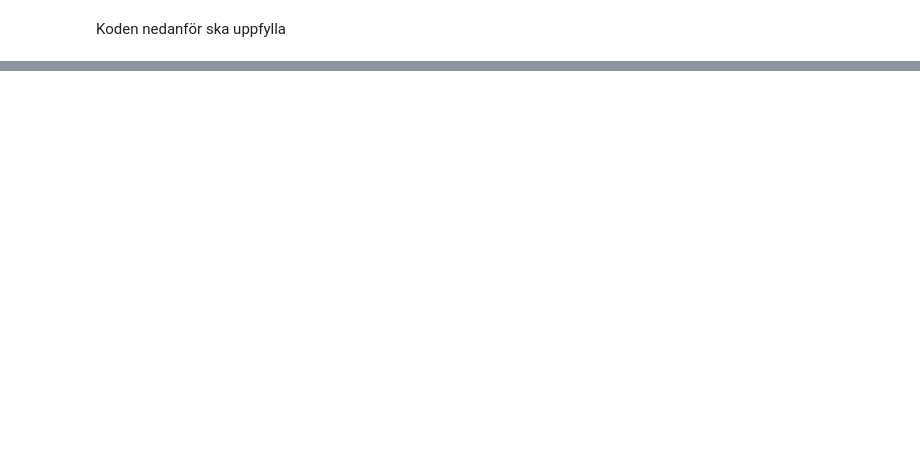
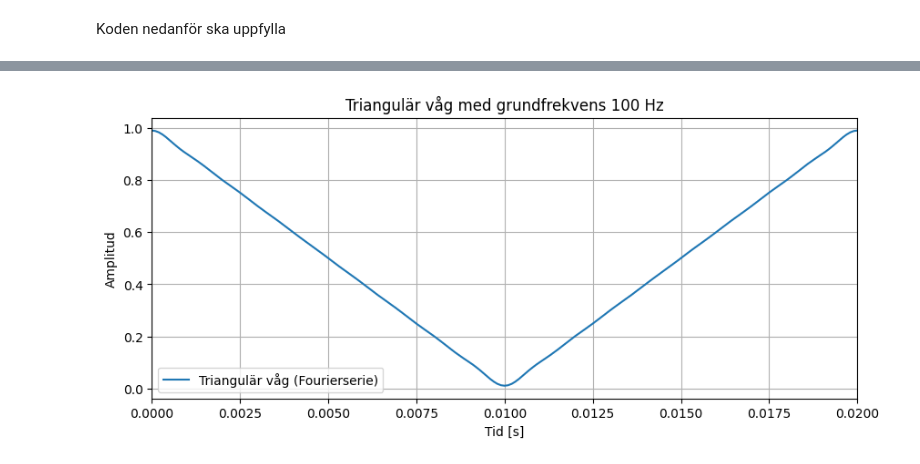
Before and after one commit to todrre/sigsys, a Jupyter notebook: Result.ipynb, the cells around one changed output, grey strips where cells are left out. Drawn from its saved outputs; the diff is of its cells as text; code cells hidden in the pictures; blank space fills up the shorter version.

```diff
--- a/Result.ipynb
+++ b/Result.ipynb
@@ -69,0 +120,35 @@ interactive(children=(FloatSlider(value=1.0, description='G', max=10.0, min=0.1)
+# %%
+import numpy as np
+import control as ct
+import matplotlib.pyplot as plt
+
+# 1. Grundparametrar
+f_0 = 100         # grundfrekvens [Hz]
+T_0 = 1 / f_0     # period [s]
+fs = 10000        # samplingsfrekvens [Hz]
+t = np.arange(0, 20*T_0, 1/fs)   # simulera 5 perioder
+h = 1             # amplitud
+
+# 2. Definiera Fourierserie för triangulär våg
+def triangel_term(n, t, L):
+    return 1 / (2 * n - 1) ** 2 * np.cos((2 * n - 1) * np.pi * t / L)
+
+def triangelvåg(t, h, L, N=9):
+    # N = antal termer i Fourierserien (ju fler, desto mer "ideal")
+    return h / 2 + 4 * h / np.pi ** 2 * sum(triangel_term(n, t, L) for n in range(1, N+1))
+
+# 3. Skapa signal
+signal = triangelvåg(t, h, T_0, N=9)
+
+# 4. Plotta signalen
+plt.figure(figsize=(10, 4))
+plt.plot(t, signal, label="Triangulär våg (Fourierserie)")
+plt.title("Triangulär våg med grundfrekvens 100 Hz")
+plt.xlabel("Tid [s]")
+plt.ylabel("Amplitud")
+plt.grid(True)
+plt.legend()
+plt.xlim(0, 2*T_0)  # zooma in på två perioder
+plt.show()
+# %% [output]
+[figure, added]
```
Also changed, not shown: parts of 3 cells of this notebook.
